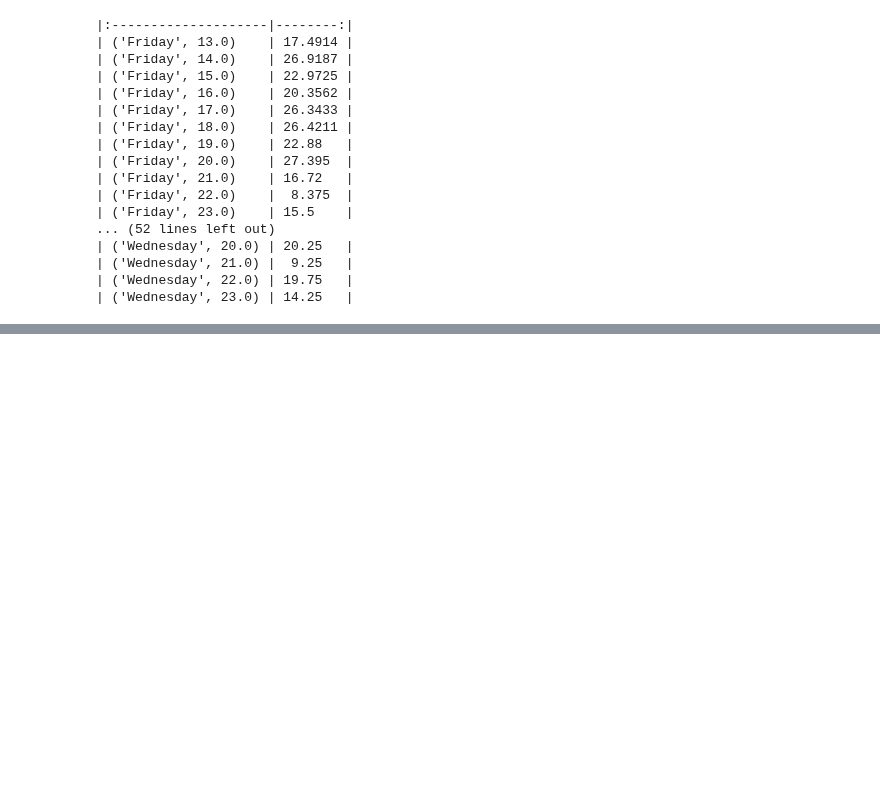
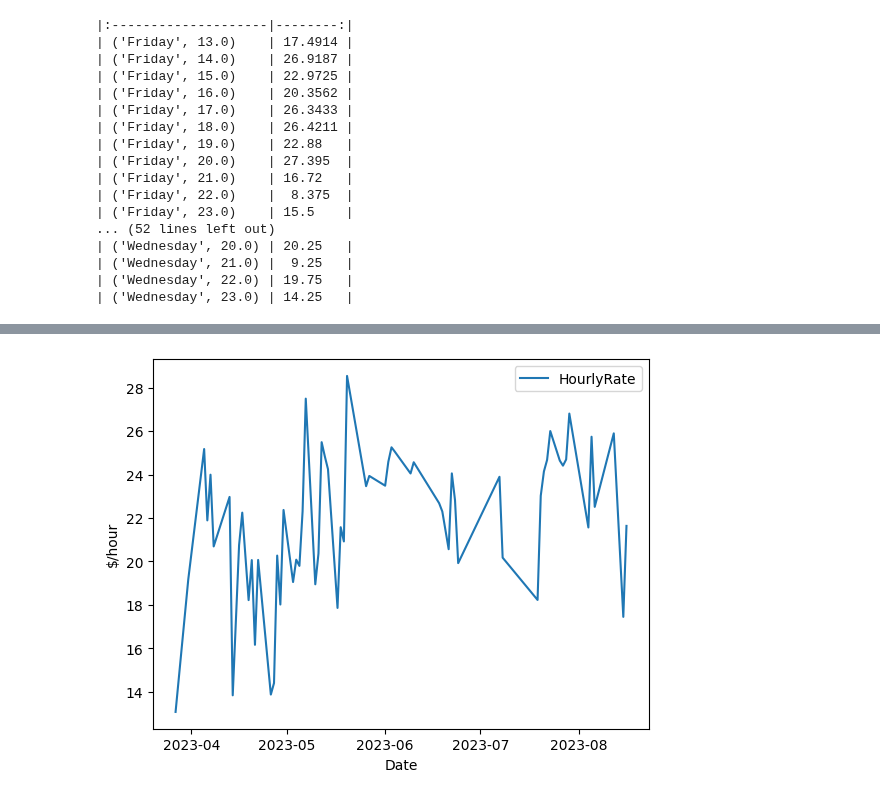
Before and after one commit to Crawford92/DeliveryData, a Jupyter notebook: stats.ipynb, the cells around one changed output, grey strips where cells are left out. Saved outputs shown, nothing was run; the diff lists cells and outputs as text; code cells hidden in the pictures; blank space fills up the shorter version.

Commit message:
Finished tier 1 insights, began seaborn visualization work

```diff
--- a/stats.ipynb
+++ b/stats.ipynb
@@ -598,0 +600,13 @@ print(tempDF_B.to_markdown())
+# %%
+import matplotlib.pyplot as plt
+import seaborn as sns
+#sheets_DaysDF.tail()
+#sheets_WeeksDF.tail()
+
+#Daily and Weekly earnings rate, visualized
+#base to tip bar chart by day of week
+plotDF = sheets_DaysDF[["Date", "HourlyRate"]].copy()
+#plotDF = plotDF.tail(30)
+plotDF.index = plotDF['Date']
+del plotDF['Date']
+plotDF
@@ -598,0 +628,8 @@ print(tempDF_B.to_markdown())
+# %%
+#https://builtin.com/data-science/time-series-python#
+
+plt.ylabel('$/hour')
+sns.lineplot(plotDF)
+plt.show()
+# %% [output]
+[figure, added]
```
Also changed, not shown: parts of 31 cells of this notebook, 1 other file.
